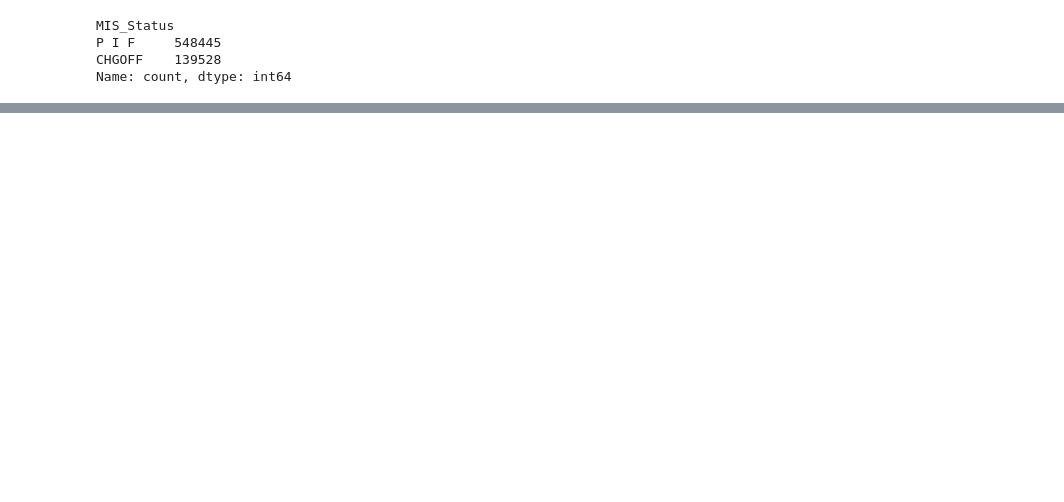
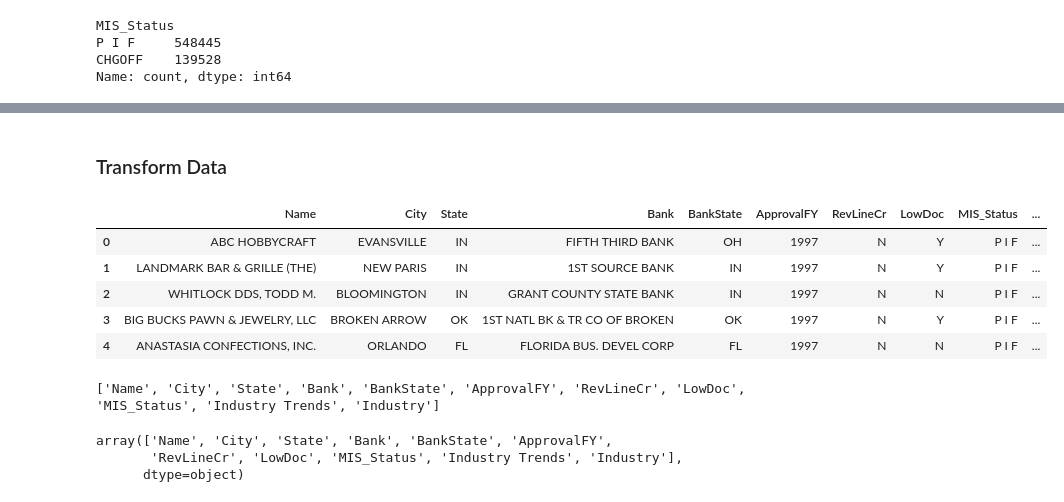
Before and after one commit to GoldenEye37/loan-approval-using-machine-learning-and-external-data-sources, a Jupyter notebook: small business loan approval (final).ipynb, the cells around one changed output, grey strips where cells are left out. Drawn from its saved outputs; the diff is of its cells as text; code cells hidden in the pictures; blank space fills up the shorter version.

Commit message:
transforma and encode df

```diff
--- a/small business loan approval (final).ipynb
+++ b/small business loan approval (final).ipynb
@@ -671,0 +694,25 @@ for index, row in df_cleaned.iterrows():
+# %% [markdown]
+### Transform Data
+# %%
+# Extract all non-numeric columns
+non_numeric_columns = sbanational_df.select_dtypes(include=['object'])
+non_numeric_columns.head()
+# %% [output]
+|  | Name | City | State | Bank | BankState | ApprovalFY | RevLineCr | LowDoc | MIS_Status | ... |
+| 0 | ABC HOBBYCRAFT | EVANSVILLE | IN | FIFTH THIRD BANK | OH | 1997 | N | Y | P I F | ... |
+| 1 | LANDMARK BAR & GRILLE (THE) | NEW PARIS | IN | 1ST SOURCE BANK | IN | 1997 | N | Y | P I F | ... |
+| 2 | WHITLOCK DDS, TODD M. | BLOOMINGTON | IN | GRANT COUNTY STATE BANK | IN | 1997 | N | N | P I F | ... |
+| 3 | BIG BUCKS PAWN & JEWELRY, LLC | BROKEN ARROW | OK | 1ST NATL BK & TR CO OF BROKEN | OK | 1997 | N | Y | P I F | ... |
+| 4 | ANASTASIA CONFECTIONS, INC. | ORLANDO | FL | FLORIDA BUS. DEVEL CORP | FL | 1997 | N | N | P I F | ... |
+# %%
+column_names = non_numeric_columns.columns.tolist()
+print(column_names)
+# %% [output]
+['Name', 'City', 'State', 'Bank', 'BankState', 'ApprovalFY', 'RevLineCr', 'LowDoc', 'MIS_Status', 'Industry Trends', 'Industry']
+# %%
+features = non_numeric_columns.columns.to_numpy()
+features
+# %% [output]
+array(['Name', 'City', 'State', 'Bank', 'BankState', 'ApprovalFY',
+       'RevLineCr', 'LowDoc', 'MIS_Status', 'Industry Trends', 'Industry'],
+      dtype=object)
```
Also changed, not shown: parts of 5 cells of this notebook.
